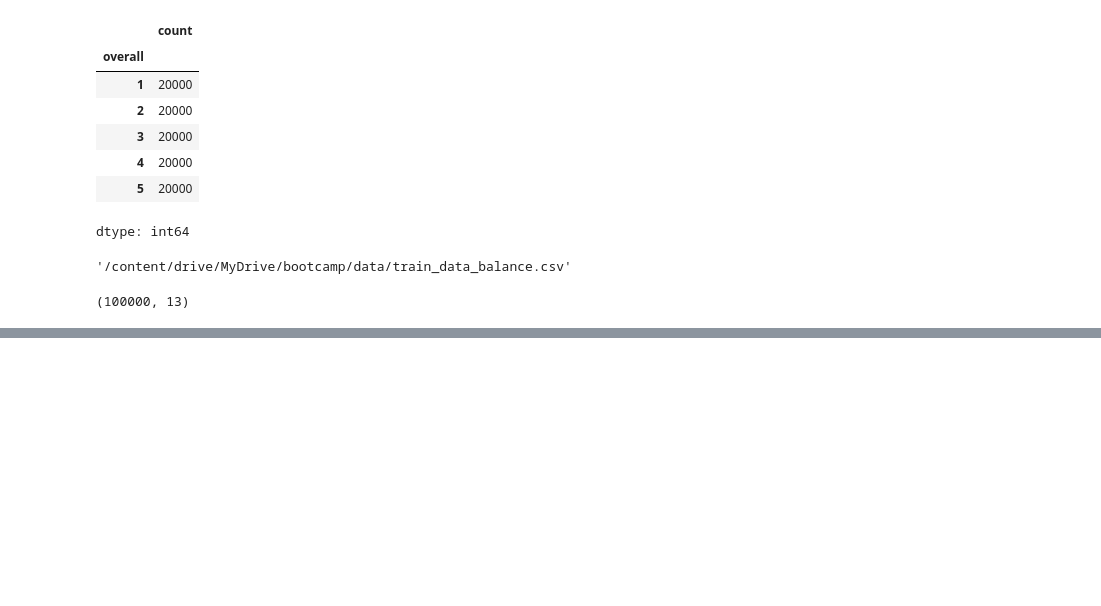
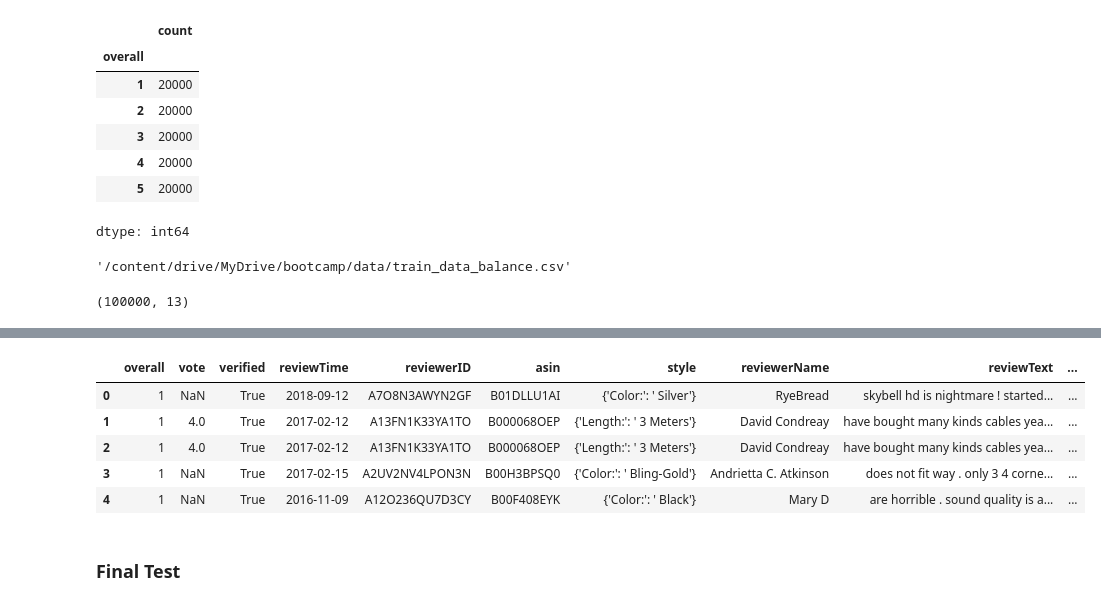
Before and after one commit to ahmadmolla1995/Quera_Bootcamp_Final_Project, a Jupyter notebook: Question2/Sentiment Analysis/sentiment_analysis_bert.ipynb, the cells around one changed output, grey strips where cells are left out. Drawn from its saved outputs; the diff is of its cells as text; code cells hidden in the pictures; blank space fills up the shorter version.

```diff
--- a/Question2/Sentiment Analysis/sentiment_analysis_bert.ipynb
+++ b/Question2/Sentiment Analysis/sentiment_analysis_bert.ipynb
@@ -974,0 +998,6 @@ train_data_balance.shape
+# %%
+samples = []
+for i in range(1, 6):
+    samples.append(train_data[train_data['overall'] == i].sample(20000))
+
+train_data_final_sample = pd.concat(samples)
@@ -974,0 +1015,16 @@ train_data_balance.shape
+# %%
+for i in range(train_data_final_sample.shape[0]):
+    train_data_final_sample.iloc[i]['reviewText'] = remove_stop_words(train_data_final_sample.iloc[i]['reviewText'])
+# %%
+for i in range(train_data_final_sample.shape[0]):
+    train_data_final_sample.iloc[i]['reviewText'] = correct_spelling_symspell(train_data_final_sample.iloc[i]['reviewText'])
+# %%
+train_data_final_sample = train_data_final_sample.merge(title_brand, on='asin', how='inner')
+train_data_final_sample.head()
+# %% [output]
+|  | overall | vote | verified | reviewTime | reviewerID | asin | style | reviewerName | reviewText | ... |
+| 0 | 1 | NaN | True | 2018-09-12 | A7O8N3AWYN2GF | B01DLLU1AI | {'Color:': ' Silver'} | RyeBread | skybell hd is nightmare ! started... | ... |
+| 1 | 1 | 4.0 | True | 2017-02-12 | A13FN1K33YA1TO | B000068OEP | {'Length:': ' 3 Meters'} | David Condreay | have bought many kinds cables yea... | ... |
+| 2 | 1 | 4.0 | True | 2017-02-12 | A13FN1K33YA1TO | B000068OEP | {'Length:': ' 3 Meters'} | David Condreay | have bought many kinds cables yea... | ... |
+| 3 | 1 | NaN | True | 2017-02-15 | A2UV2NV4LPON3N | B00H3BPSQ0 | {'Color:': ' Bling-Gold'} | Andrietta C. Atkinson | does not fit way . only 3 4 corne... | ... |
+| 4 | 1 | NaN | True | 2016-11-09 | A12O236QU7D3CY | B00F408EYK | {'Color:': ' Black'} | Mary D | are horrible . sound quality is a... | ... |
@@ -974,0 +1035,2 @@ train_data_balance.shape
+# %% [markdown]
+### Final Test
```
Also changed, not shown: parts of 32 cells of this notebook.
